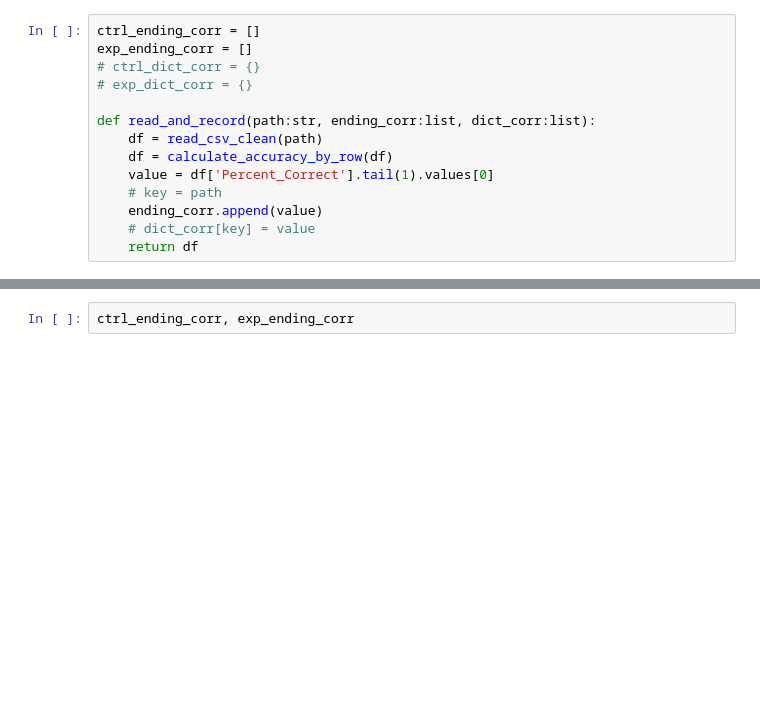
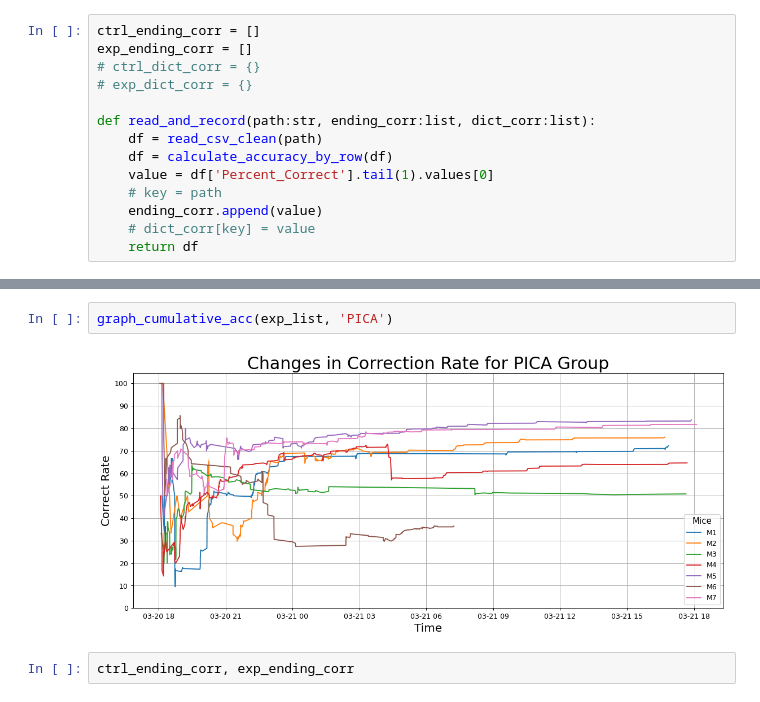
Before and after one commit to ftlabucsd/FEDUPP, a Jupyter notebook: IVSA FR1 accuracy.ipynb, the cells around one changed output, grey strips where cells are left out. Drawn from its saved outputs; the diff is of its cells as text; blank space fills up the shorter version.

```diff
--- a/IVSA FR1 accuracy.ipynb
+++ b/IVSA FR1 accuracy.ipynb
@@ -38,3 +45,7 @@ for path in paths.fr1_ivsa_exp:
+# %%
+graph_cumulative_acc(exp_list, 'PICA')
+# %% [output]
+[figure, added]
 # %%
 ctrl_ending_corr, exp_ending_corr
 # %% [output]
```
Also changed, not shown: parts of 2 cells of this notebook, 7 other files.
